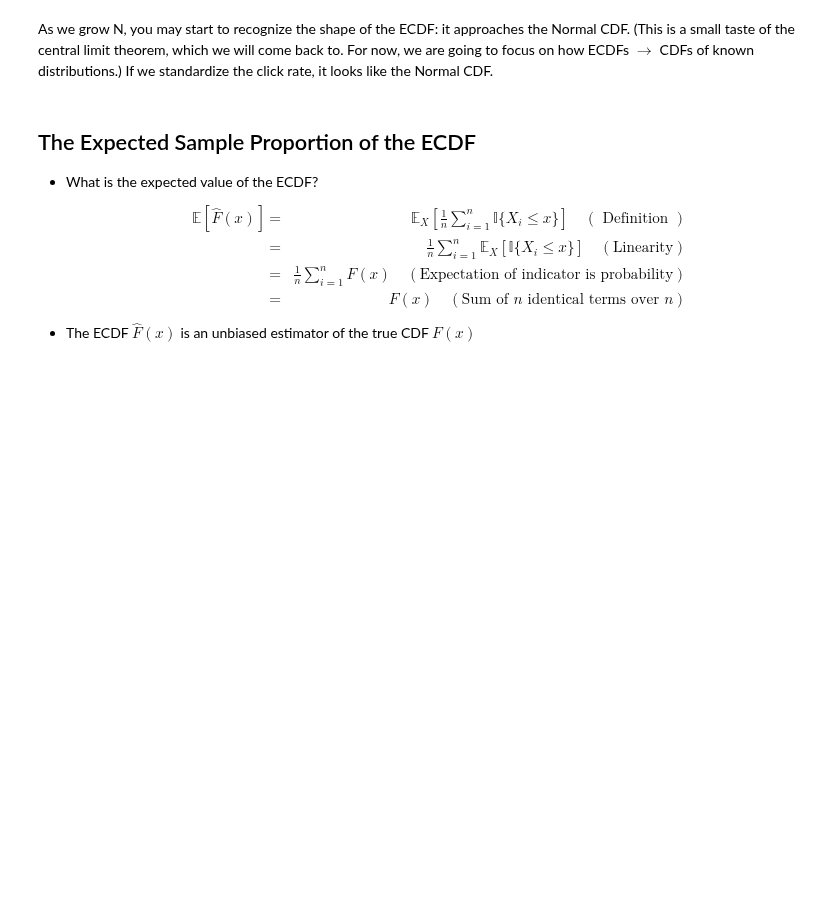
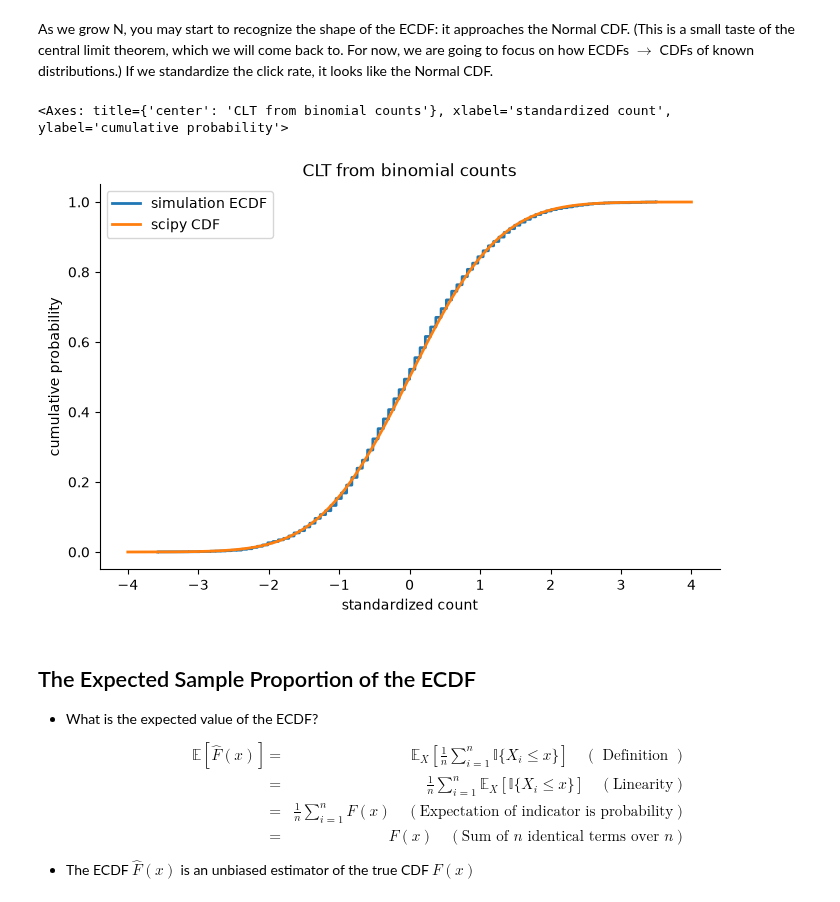
Before and after one commit to jacobrellis/UU_F26_templates, a Jupyter notebook: Week04/cdf_and_pdf.ipynb, the cells around one changed output. Cells and saved outputs as stored; diff of their text form; code cells hidden in the pictures; blank space fills up the shorter version.

```diff
--- a/Week04/cdf_and_pdf.ipynb
+++ b/Week04/cdf_and_pdf.ipynb
@@ -185,19 +193,22 @@ As we grow N, you may start to recognize the shape of the ECDF: it approaches th
 # %%
 
 N = 2000 # each sample has 200 people who clicked or didn't click
-B = 500 # 50 samples
+B = 5000 # 50 samples
 
 pA = 0.1
 pB = 0.105
 
 #### N bernoulli trials, with p = p_A, repeated for B samples.
 # rng.binomial will return the number of successes in N trials for
 # each of the B samples.
 counts = rng.binomial(N, pA, size=B)
 z_binom = (counts - N * pA) / np.sqrt(N * pA * (1 - pA))
 normal = stats.norm(0, 1)
 
 plot_ecdf_vs_cdf(z_binom, normal.cdf, grid=np.linspace(-4, 4, 500), title="CLT from binomial counts", xlabel="standardized count")
+# %% [output]
+<Axes: title={'center': 'CLT from binomial counts'}, xlabel='standardized count', ylabel='cumulative probability'>
+[figure, added]
 # %% [markdown]
 ## The Expected Sample Proportion of the ECDF
 - What is the expected value of the ECDF?
```
Also changed, not shown: parts of 16 cells of this notebook, 2 other files.
